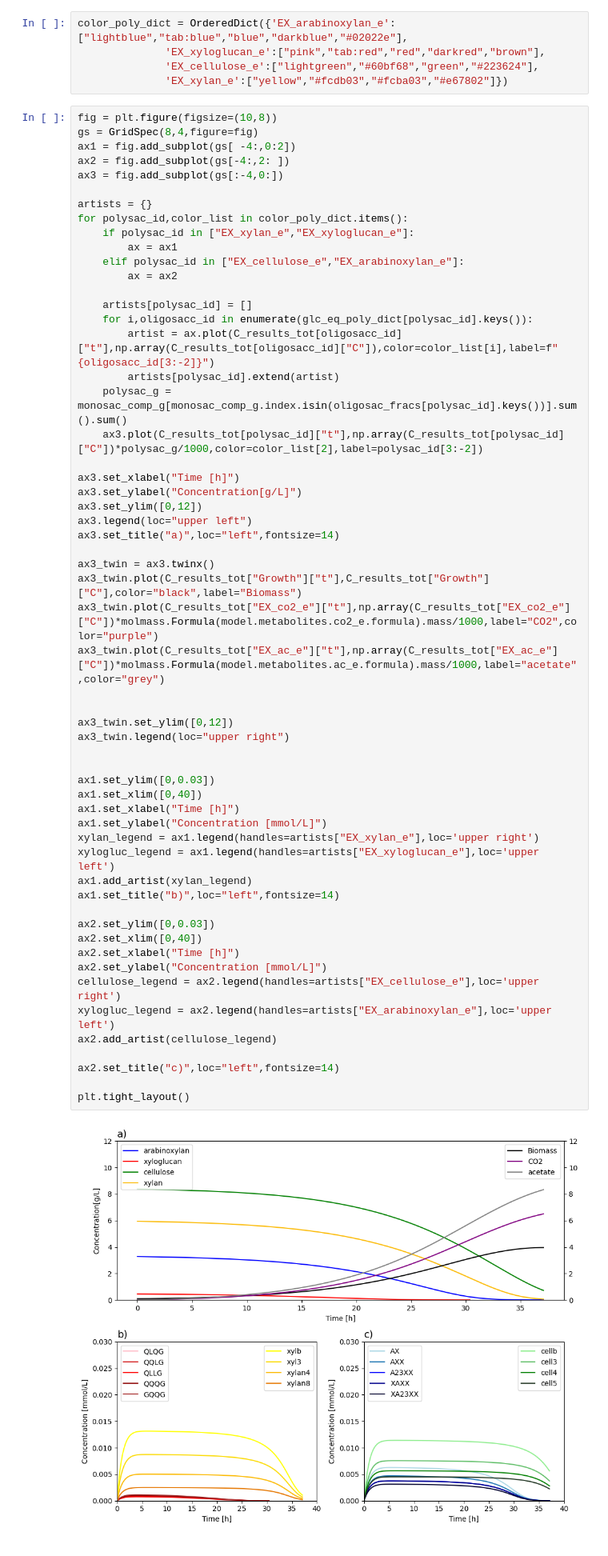
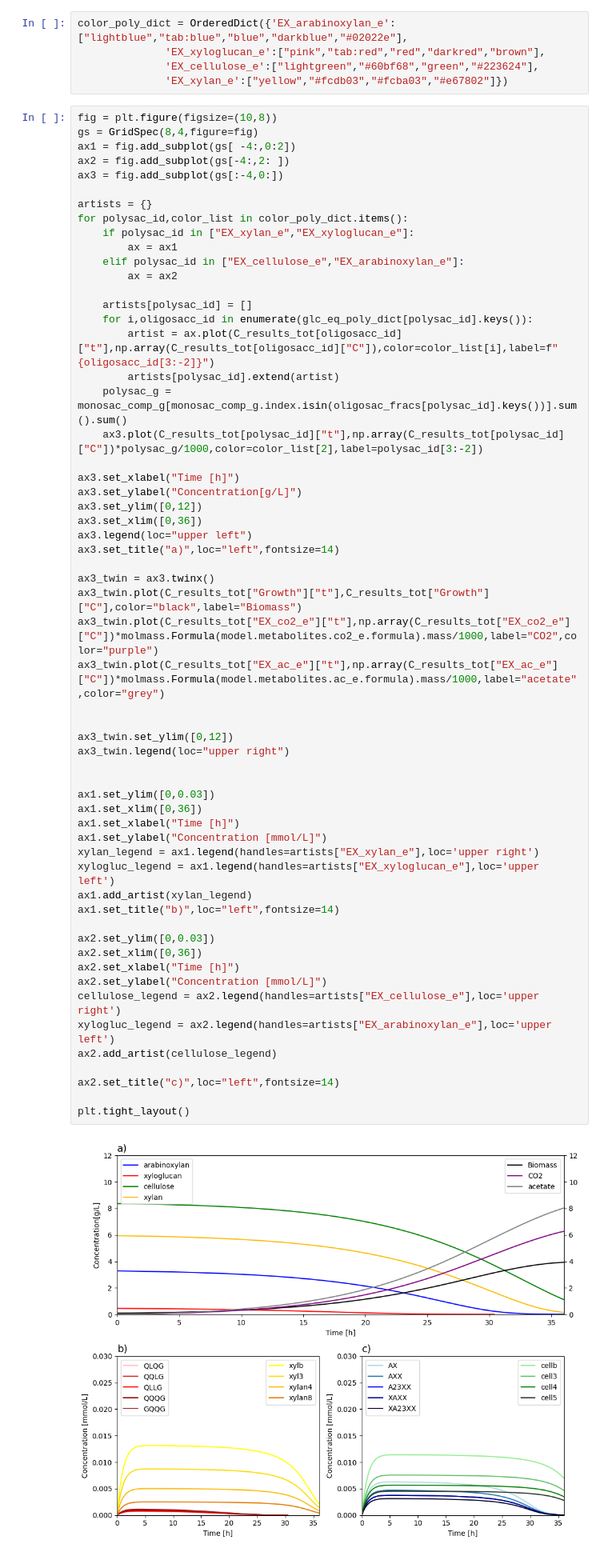
Before and after one commit to IdunBurgos/Ruminiclostridium-cellullolyticum-model-final, a Jupyter notebook: notebooks/Step 8 - Simulations with polysaccharides.ipynb, the cells around one changed output. Shown: that part at 80% size. Drawn from its saved outputs; the diff is of its cells as text.

```diff
--- a/notebooks/Step 8 - Simulations with polysaccharides.ipynb
+++ b/notebooks/Step 8 - Simulations with polysaccharides.ipynb
@@ -206,41 +207,42 @@ for polysac_id,color_list in color_poly_dict.items():
 ax3.set_xlabel("Time [h]")
 ax3.set_ylabel("Concentration[g/L]")
 ax3.set_ylim([0,12])
+ax3.set_xlim([0,36])
 ax3.legend(loc="upper left")
 ax3.set_title("a)",loc="left",fontsize=14)
 
 ax3_twin = ax3.twinx()
 ax3_twin.plot(C_results_tot["Growth"]["t"],C_results_tot["Growth"]["C"],color="black",label="Biomass")
 ax3_twin.plot(C_results_tot["EX_co2_e"]["t"],np.array(C_results_tot["EX_co2_e"]["C"])*molmass.Formula(model.metabolites.co2_e.formula).mass/1000,label="CO2",color="purple")
 ax3_twin.plot(C_results_tot["EX_ac_e"]["t"],np.array(C_results_tot["EX_ac_e"]["C"])*molmass.Formula(model.metabolites.ac_e.formula).mass/1000,label="acetate",color="grey")
 
 
 ax3_twin.set_ylim([0,12])
 ax3_twin.legend(loc="upper right")
 
 
 ax1.set_ylim([0,0.03])
-ax1.set_xlim([0,40])
+ax1.set_xlim([0,36])
 ax1.set_xlabel("Time [h]")
 ax1.set_ylabel("Concentration [mmol/L]")
 xylan_legend = ax1.legend(handles=artists["EX_xylan_e"],loc='upper right')
 xylogluc_legend = ax1.legend(handles=artists["EX_xyloglucan_e"],loc='upper left')
 ax1.add_artist(xylan_legend)
 ax1.set_title("b)",loc="left",fontsize=14)
 
 ax2.set_ylim([0,0.03])
-ax2.set_xlim([0,40])
+ax2.set_xlim([0,36])
 ax2.set_xlabel("Time [h]")
 ax2.set_ylabel("Concentration [mmol/L]")
 cellulose_legend = ax2.legend(handles=artists["EX_cellulose_e"],loc='upper right')
 xylogluc_legend = ax2.legend(handles=artists["EX_arabinoxylan_e"],loc='upper left')
 ax2.add_artist(cellulose_legend)
 
 ax2.set_title("c)",loc="left",fontsize=14)
 
 plt.tight_layout()
 # %% [output]
-[figure, old version]
+[figure, new version]
 # %% [markdown]
 ### 100 simulations with varying vmax and Km
 # %% [raw]
```
Also changed, not shown: parts of 4 cells of this notebook, 35 other files.
